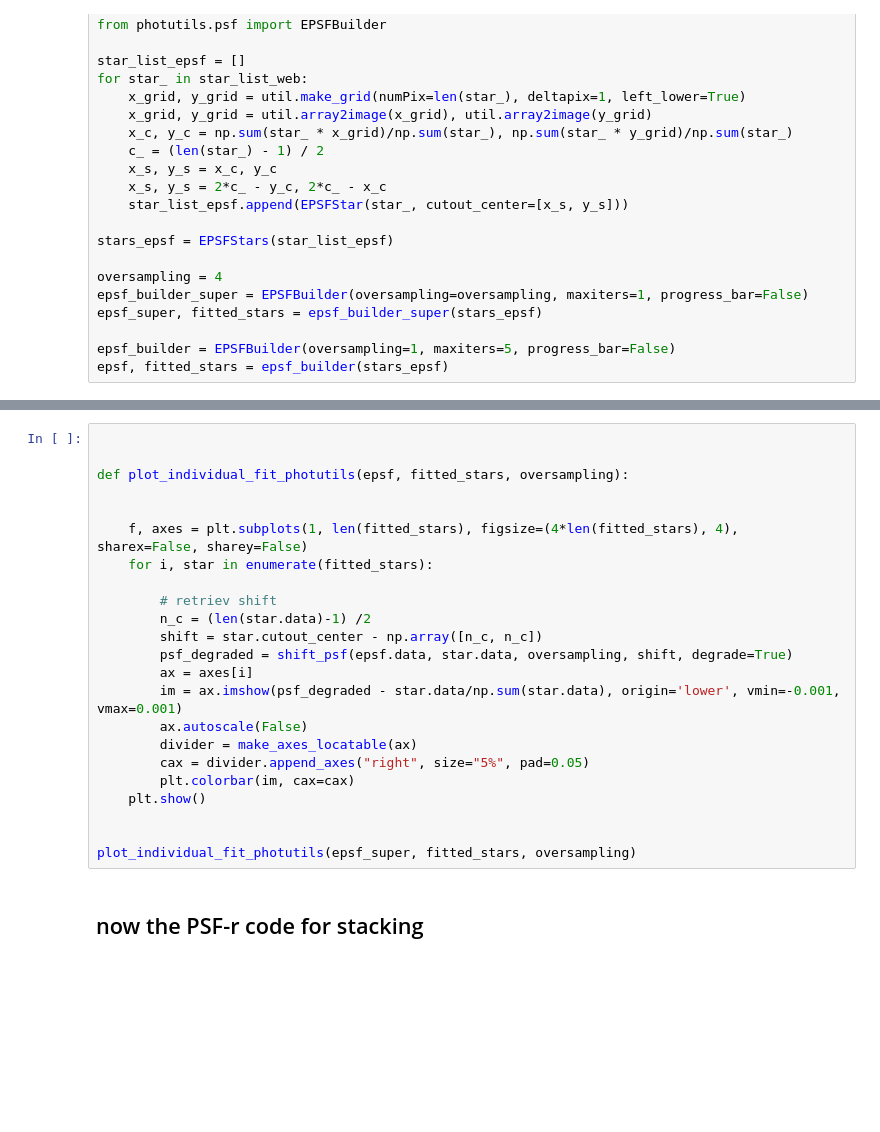
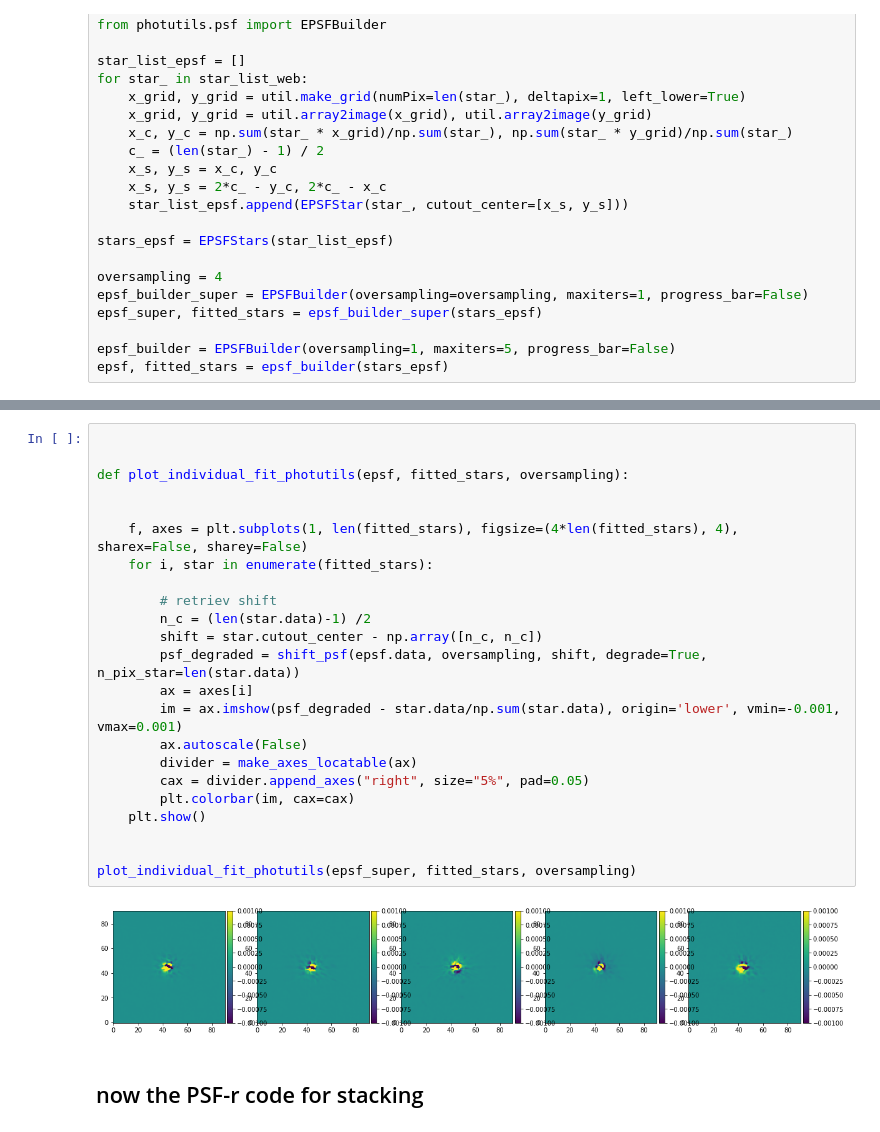
Before and after one commit to sibirrer/psfr, a Jupyter notebook: notebooks/JWST_PSF_reconstruction.ipynb, the cells around one changed output, grey strips where cells are left out. Saved outputs shown, nothing was run; the diff lists cells and outputs as text; blank space fills up the shorter version.

Commit message:
updated noteboks for better testing with mock JWST data

```diff
--- a/notebooks/JWST_PSF_reconstruction.ipynb
+++ b/notebooks/JWST_PSF_reconstruction.ipynb
@@ -113,26 +117,28 @@ plt.show()
 # %%
 
 
 def plot_individual_fit_photutils(epsf, fitted_stars, oversampling):
 
 
     f, axes = plt.subplots(1, len(fitted_stars), figsize=(4*len(fitted_stars), 4), sharex=False, sharey=False)
     for i, star in enumerate(fitted_stars):
 
         # retriev shift
         n_c = (len(star.data)-1) /2
         shift = star.cutout_center - np.array([n_c, n_c])
-        psf_degraded = shift_psf(epsf.data, star.data, oversampling, shift, degrade=True)
+        psf_degraded = shift_psf(epsf.data, oversampling, shift, degrade=True, n_pix_star=len(star.data))
         ax = axes[i]
         im = ax.imshow(psf_degraded - star.data/np.sum(star.data), origin='lower', vmin=-0.001, vmax=0.001)
         ax.autoscale(False)
         divider = make_axes_locatable(ax)
         cax = divider.append_axes("right", size="5%", pad=0.05)
         plt.colorbar(im, cax=cax)
     plt.show()
 
 
 plot_individual_fit_photutils(epsf_super, fitted_stars, oversampling)
+# %% [output]
+[figure, added]
 # %% [markdown]
 ## now the PSF-r code for stacking
 # %%
```
Also changed, not shown: parts of 14 cells of this notebook, 3 other files.
